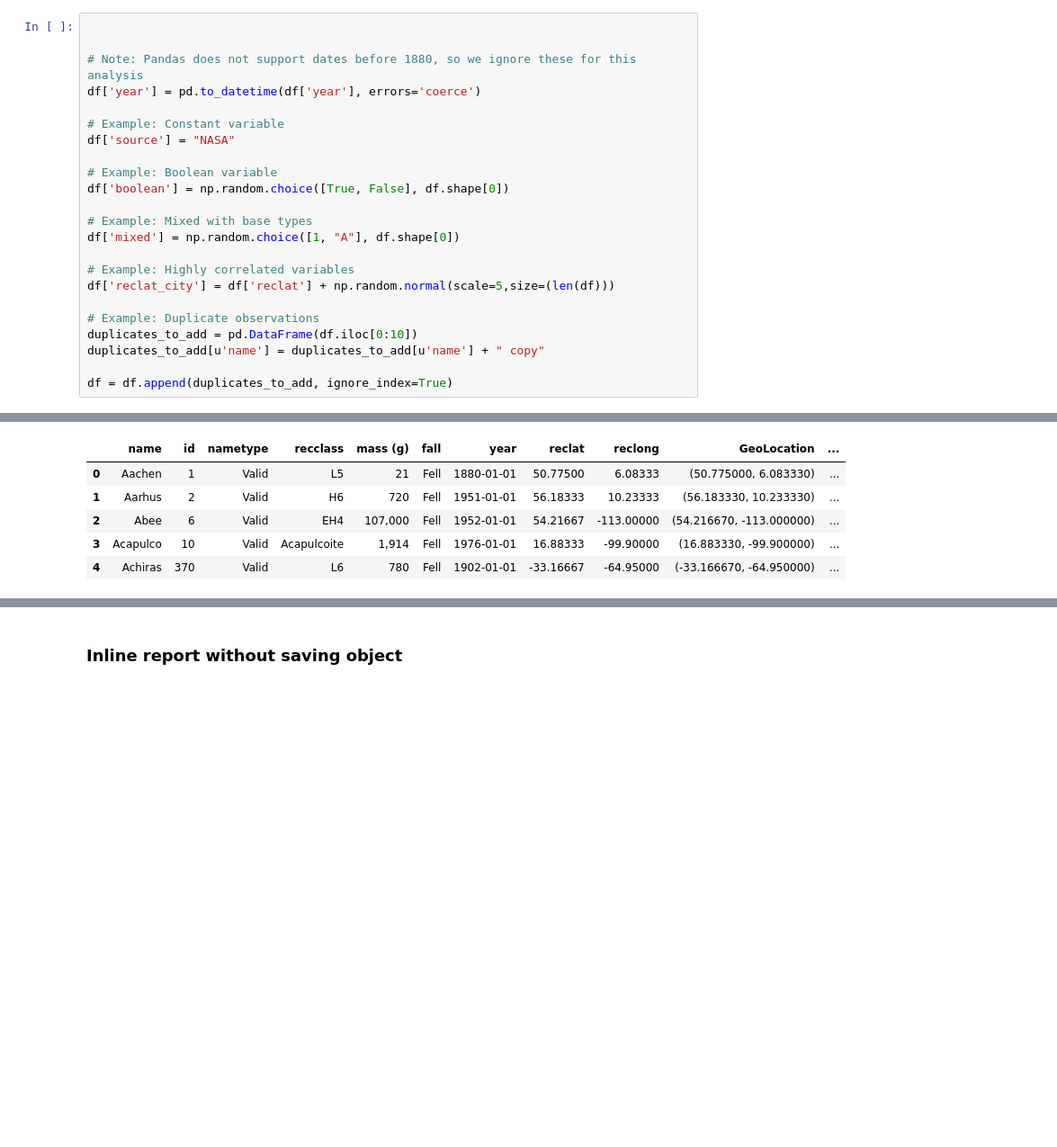
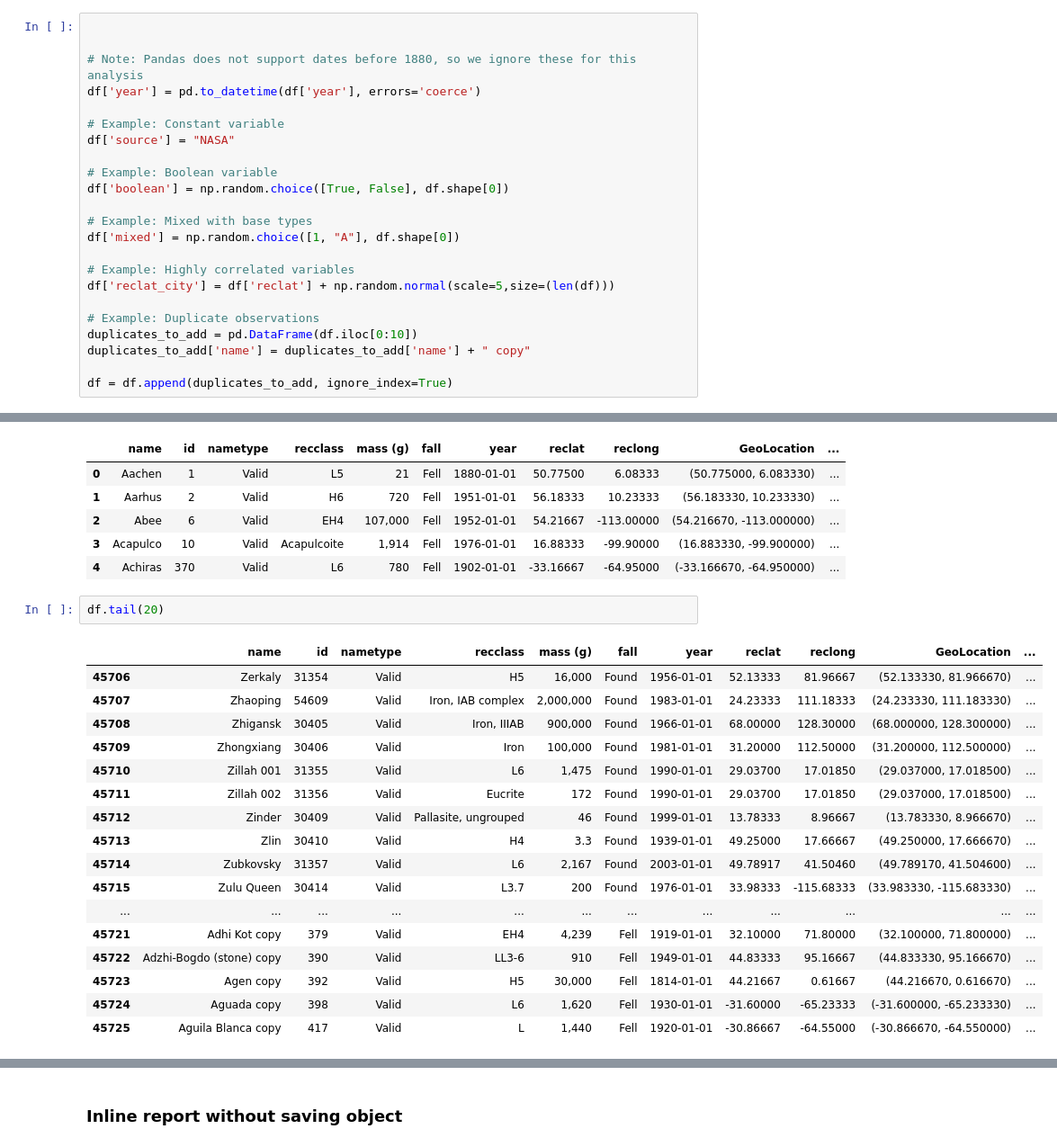
Before and after one commit to DataResponsibly/courses, a Jupyter notebook: documents/spring19/RDS_Lab8.ipynb, the cells around one changed output, grey strips where cells are left out. Shown at 90% size. Cells and saved outputs as stored; diff of their text form; blank space fills up the shorter version.

```diff
--- a/documents/spring19/RDS_Lab8.ipynb
+++ b/documents/spring19/RDS_Lab8.ipynb
@@ -525,7 +525,7 @@ df['reclat_city'] = df['reclat'] + np.random.normal(scale=5,size=(len(df)))
 
 # Example: Duplicate observations
 duplicates_to_add = pd.DataFrame(df.iloc[0:10])
-duplicates_to_add[u'name'] = duplicates_to_add[u'name'] + " copy"
+duplicates_to_add['name'] = duplicates_to_add['name'] + " copy"
 
 df = df.append(duplicates_to_add, ignore_index=True)
 # %%
@@ -541,3 +541,23 @@ df.head(5)
 | 2 | Abee | 6 | Valid | EH4 | 107,000 | Fell | 1952-01-01 | 54.21667 | -113.00000 | (54.216670, -113.000000) | ... |
 | 3 | Acapulco | 10 | Valid | Acapulcoite | 1,914 | Fell | 1976-01-01 | 16.88333 | -99.90000 | (16.883330, -99.900000) | ... |
 | 4 | Achiras | 370 | Valid | L6 | 780 | Fell | 1902-01-01 | -33.16667 | -64.95000 | (-33.166670, -64.950000) | ... |
+# %%
+df.tail(20)
+# %% [output]
+|  | name | id | nametype | recclass | mass (g) | fall | year | reclat | reclong | GeoLocation | ... |
+| 45706 | Zerkaly | 31354 | Valid | H5 | 16,000 | Found | 1956-01-01 | 52.13333 | 81.96667 | (52.133330, 81.966670) | ... |
+| 45707 | Zhaoping | 54609 | Valid | Iron, IAB complex | 2,000,000 | Found | 1983-01-01 | 24.23333 | 111.18333 | (24.233330, 111.183330) | ... |
+| 45708 | Zhigansk | 30405 | Valid | Iron, IIIAB | 900,000 | Found | 1966-01-01 | 68.00000 | 128.30000 | (68.000000, 128.300000) | ... |
+| 45709 | Zhongxiang | 30406 | Valid | Iron | 100,000 | Found | 1981-01-01 | 31.20000 | 112.50000 | (31.200000, 112.500000) | ... |
+| 45710 | Zillah 001 | 31355 | Valid | L6 | 1,475 | Found | 1990-01-01 | 29.03700 | 17.01850 | (29.037000, 17.018500) | ... |
+| 45711 | Zillah 002 | 31356 | Valid | Eucrite | 172 | Found | 1990-01-01 | 29.03700 | 17.01850 | (29.037000, 17.018500) | ... |
+| 45712 | Zinder | 30409 | Valid | Pallasite, ungrouped | 46 | Found | 1999-01-01 | 13.78333 | 8.96667 | (13.783330, 8.966670) | ... |
+| 45713 | Zlin | 30410 | Valid | H4 | 3.3 | Found | 1939-01-01 | 49.25000 | 17.66667 | (49.250000, 17.666670) | ... |
+| 45714 | Zubkovsky | 31357 | Valid | L6 | 2,167 | Found | 2003-01-01 | 49.78917 | 41.50460 | (49.789170, 41.504600) | ... |
+| 45715 | Zulu Queen | 30414 | Valid | L3.7 | 200 | Found | 1976-01-01 | 33.98333 | -115.68333 | (33.983330, -115.683330) | ... |
+| ... | ... | ... | ... | ... | ... | ... | ... | ... | ... | ... | ... |
+| 45721 | Adhi Kot copy | 379 | Valid | EH4 | 4,239 | Fell | 1919-01-01 | 32.10000 | 71.80000 | (32.100000, 71.800000) | ... |
+| 45722 | Adzhi-Bogdo (stone) copy | 390 | Valid | LL3-6 | 910 | Fell | 1949-01-01 | 44.83333 | 95.16667 | (44.833330, 95.166670) | ... |
+| 45723 | Agen copy | 392 | Valid | H5 | 30,000 | Fell | 1814-01-01 | 44.21667 | 0.61667 | (44.216670, 0.616670) | ... |
+| 45724 | Aguada copy | 398 | Valid | L6 | 1,620 | Fell | 1930-01-01 | -31.60000 | -65.23333 | (-31.600000, -65.233330) | ... |
+| 45725 | Aguila Blanca copy | 417 | Valid | L | 1,440 | Fell | 1920-01-01 | -30.86667 | -64.55000 | (-30.866670, -64.550000) | ... |
```
Also changed, not shown: parts of 3 cells of this notebook.
